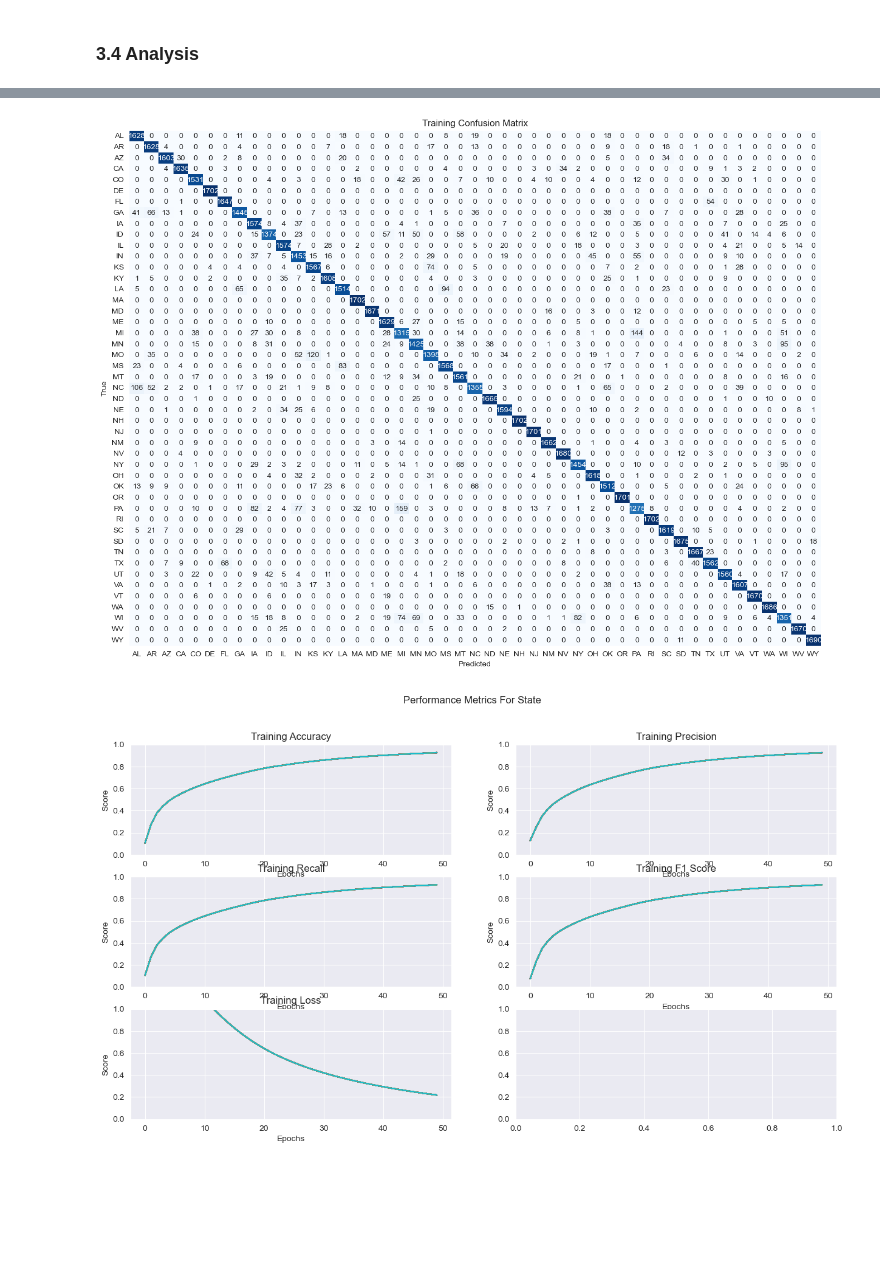
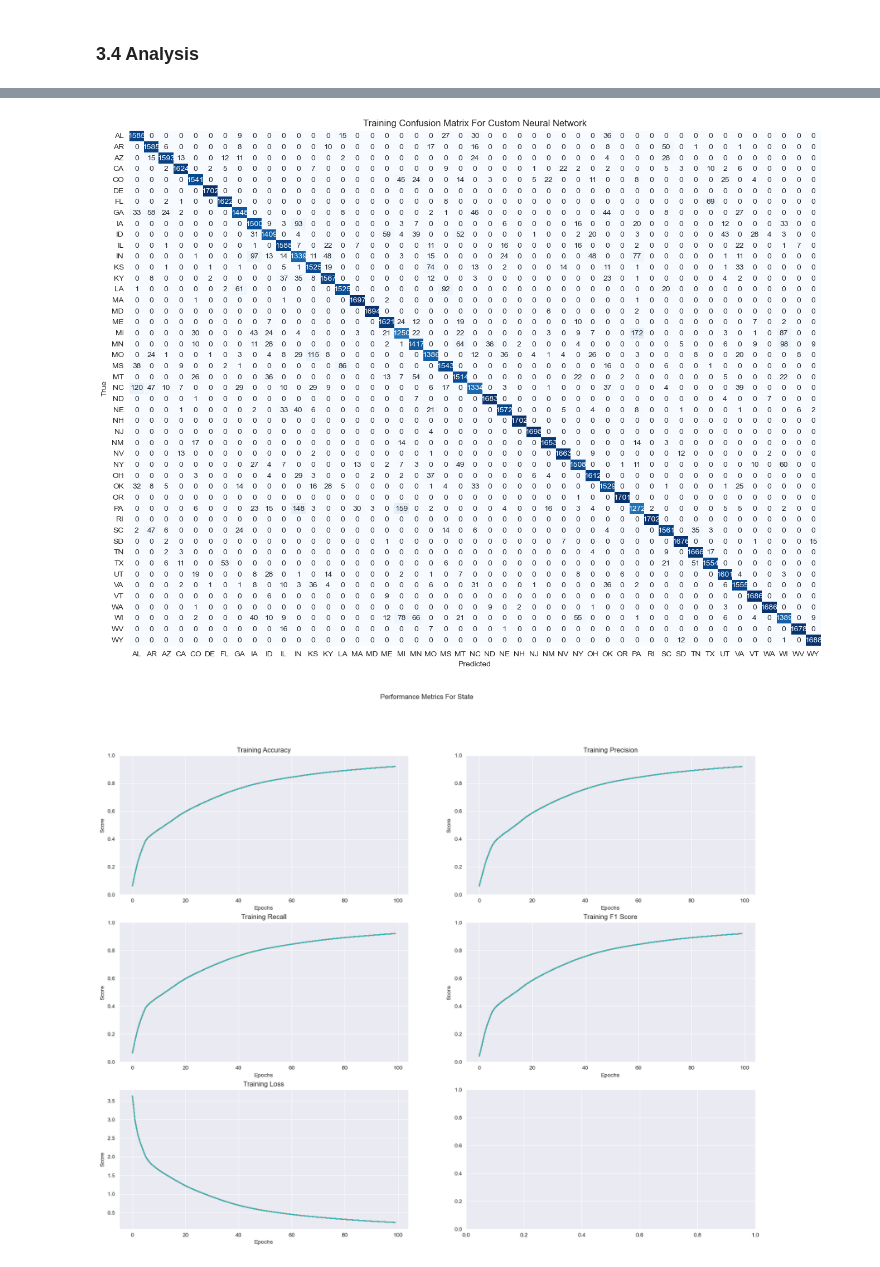
Before and after one commit to riasat-mahbub/ML_Final_Project, a Jupyter notebook: Project_Code_Template.ipynb, the cells around one changed output, grey strips where cells are left out. Drawn from its saved outputs; the diff is of its cells as text; code cells hidden in the pictures; blank space fills up the shorter version.

```diff
--- a/Project_Code_Template.ipynb
+++ b/Project_Code_Template.ipynb
@@ -480,3 +499,6 @@ array([[ 1.19668627,  1.51099948,  1.96604455, ...,  1.20341015,
          0.46970783,  0.42244988],
        [ 1.19668627,  0.22988239,  1.62718881, ..., -0.22549651,
         -0.58173427, -0.70230589]])
+# %%
+df_x = df_x - df_x.min().min()
+df_x
@@ -740,7 +776,7 @@ train_rec = []
 train_f1 = []
 train_loss = []
 
-epochs = 50
+epochs = 100
 
 device = torch.device("cuda" if torch.cuda.is_available() else "cpu")
 model_s = model_s.to(device)
@@ -970,12 +1082,12 @@ sns.heatmap(confusion_matrix(all_labels, all_preds), annot=True, fmt='d', cmap='
             xticklabels=classes, yticklabels=classes)
 plt.xlabel('Predicted')
 plt.ylabel('True')
-plt.title('Training Confusion Matrix')
+plt.title('Training Confusion Matrix For Custom Neural Network')
 plt.show()
 # %% [output]
-[figure, old version]
+[figure, new version]
 # %%
-fig, axs = plt.subplots(3, 2, figsize=(15, 8))
+fig, axs = plt.subplots(3, 2, figsize=(20, 15))
 fig.suptitle('Performance Metrics For State')
 
 ep = range(epochs)
@@ -990,32 +1102,31 @@ for e in ep:
 
 
     axs[0, 1].plot(ep, train_pre, label='Train')
     axs[0, 1].set_title('Training Precision')
     axs[0, 1].set_xlabel('Epochs')
     axs[0, 1].set_ylabel('Score')
     axs[0, 1].set_ylim(0, 1)
 
 
     axs[1, 0].plot(ep, train_rec, label='Train')
     axs[1, 0].set_title('Training Recall')
     axs[1, 0].set_xlabel('Epochs')
     axs[1, 0].set_ylabel('Score')
     axs[1, 0].set_ylim(0, 1)
 
 
     axs[1, 1].plot(ep, train_f1, label='Train')
     axs[1, 1].set_title('Training F1 Score')
     axs[1, 1].set_xlabel('Epochs')
     axs[1, 1].set_ylabel('Score')
     axs[1, 1].set_ylim(0, 1)
 
     axs[2, 0].plot(ep, train_loss, label='Train')
     axs[2, 0].set_title('Training Loss')
     axs[2, 0].set_xlabel('Epochs')
     axs[2, 0].set_ylabel('Score')
-    axs[2, 0].set_ylim(0, 1)
 
 
 plt.show()
 # %% [output]
-[figure, old version]
+[figure, new version]
```
Also changed, not shown: parts of 46 cells of this notebook.
